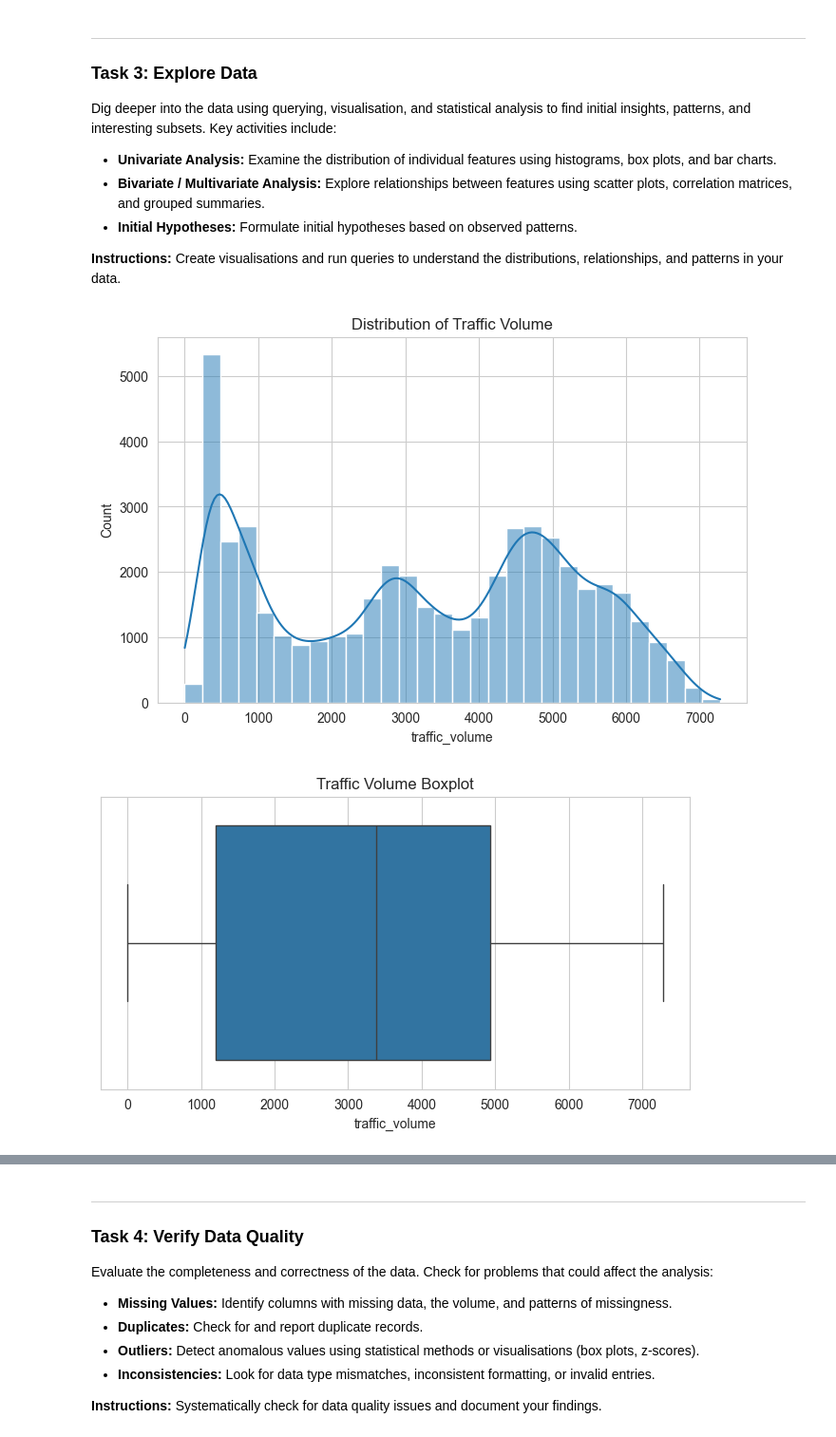
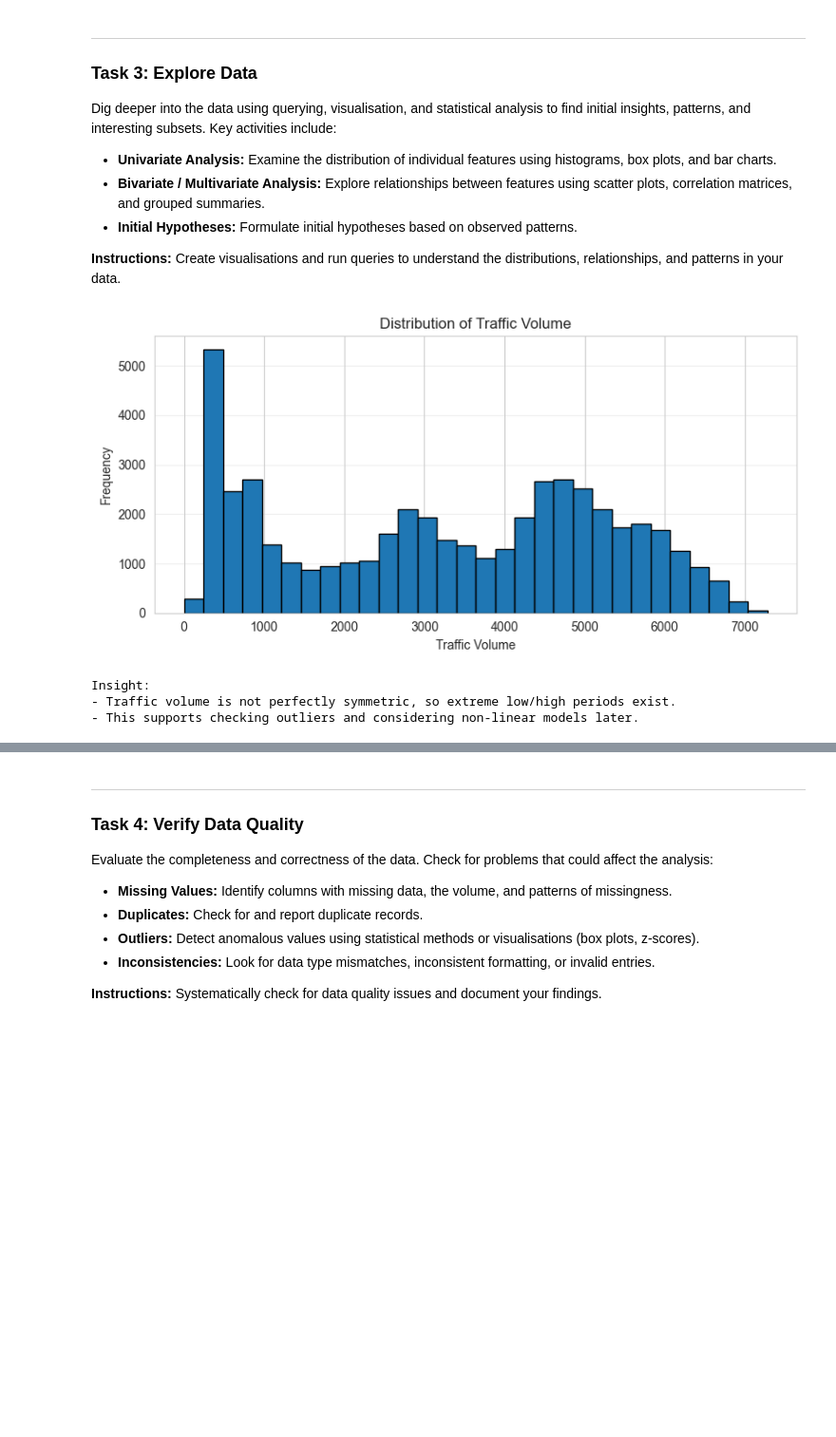
Before and after one commit to zeinaabouelmagdd/traffic-volume-forecasting-project, a Jupyter notebook: notebooks/Phase_2_Data_Understanding.ipynb, the cells around one changed output, grey strips where cells are left out. Shown at 95% size. Saved outputs shown, nothing was run; the diff lists cells and outputs as text; code cells hidden in the pictures; blank space fills up the shorter version.

```diff
--- a/notebooks/Phase_2_Data_Understanding.ipynb
+++ b/notebooks/Phase_2_Data_Understanding.ipynb
@@ -158,20 +224,3 @@ Dig deeper into the data using querying, visualisation, and statistical analysis
 - **Initial Hypotheses:** Formulate initial hypotheses based on observed patterns.
 
 **Instructions:** Create visualisations and run queries to understand the distributions, relationships, and patterns in your data.
-# %%
-# TODO: Perform univariate analysis — explore distributions of individual features.
-
-# Distribution of traffic volume
-plt.figure(figsize=(8,5))
-sns.histplot(df["traffic_volume"], bins=30, kde=True)
-plt.title("Distribution of Traffic Volume")
-plt.show()
-
-# Boxplot
-plt.figure(figsize=(8,4))
-sns.boxplot(x=df["traffic_volume"])
-plt.title("Traffic Volume Boxplot")
-plt.show()
-# %% [output]
-[figure, removed]
-[figure, removed]
@@ -185,0 +227,25 @@ df["month"] = df["date_time"].dt.month
+# %%
+# Univariate analysis with cleaner visuals and short interpretations
+df["date_time"] = pd.to_datetime(df["date_time"])
+
+df["hour"] = df["date_time"].dt.hour
+df["day_of_week"] = df["date_time"].dt.dayofweek
+df["month"] = df["date_time"].dt.month
+
+plt.figure(figsize=(8, 4))
+df["traffic_volume"].plot(kind="hist", bins=30, edgecolor="black")
+plt.title("Distribution of Traffic Volume")
+plt.xlabel("Traffic Volume")
+plt.ylabel("Frequency")
+plt.grid(axis="y", alpha=0.3)
+plt.tight_layout()
+plt.show()
+
+print("Insight:")
+print("- Traffic volume is not perfectly symmetric, so extreme low/high periods exist.")
+print("- This supports checking outliers and considering non-linear models later.")
+# %% [output]
+[figure, added]
+Insight:
+- Traffic volume is not perfectly symmetric, so extreme low/high periods exist.
+- This supports checking outliers and considering non-linear models later.
```
Also changed, not shown: parts of 28 cells of this notebook, 2 other files.
